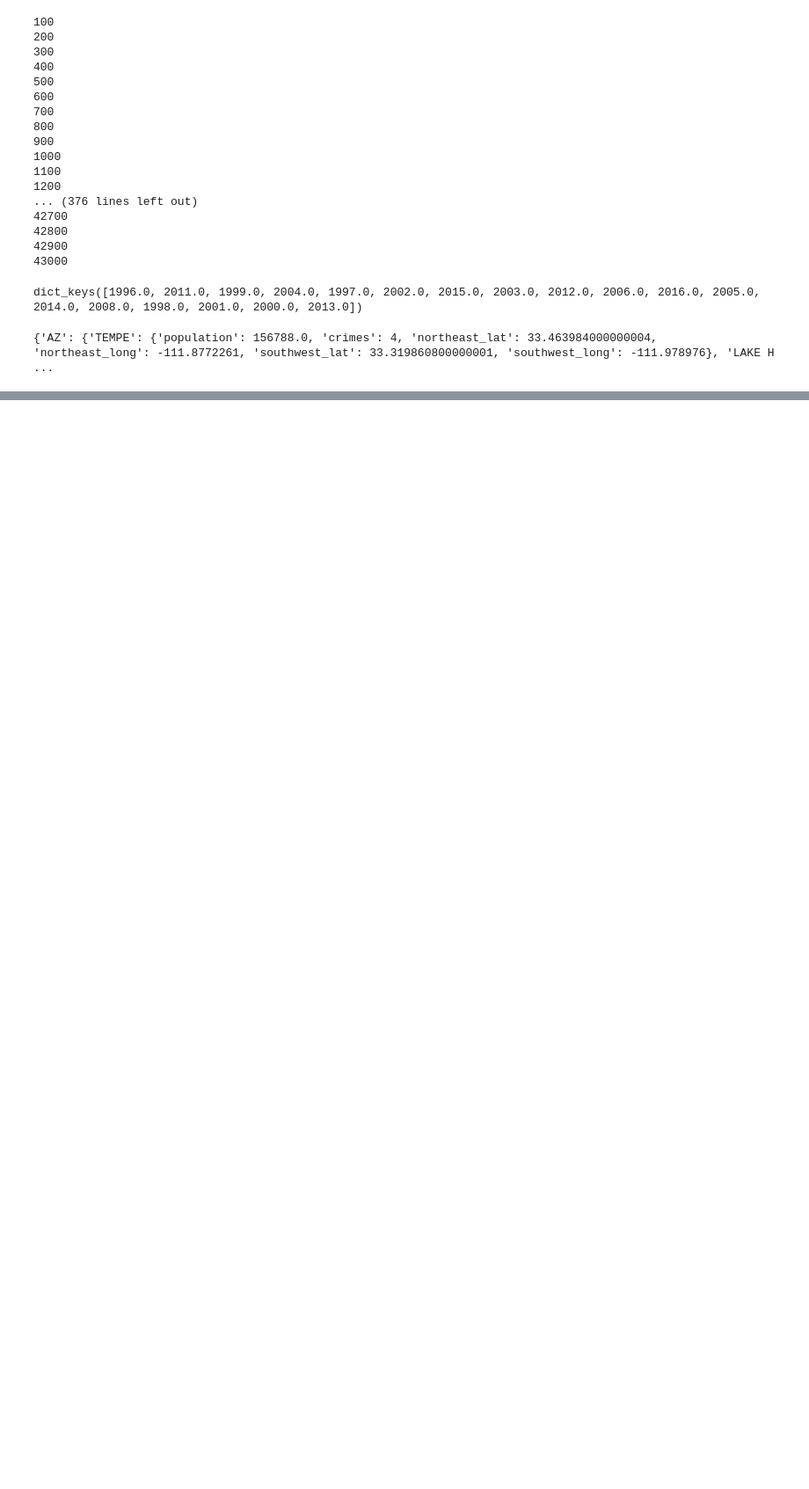
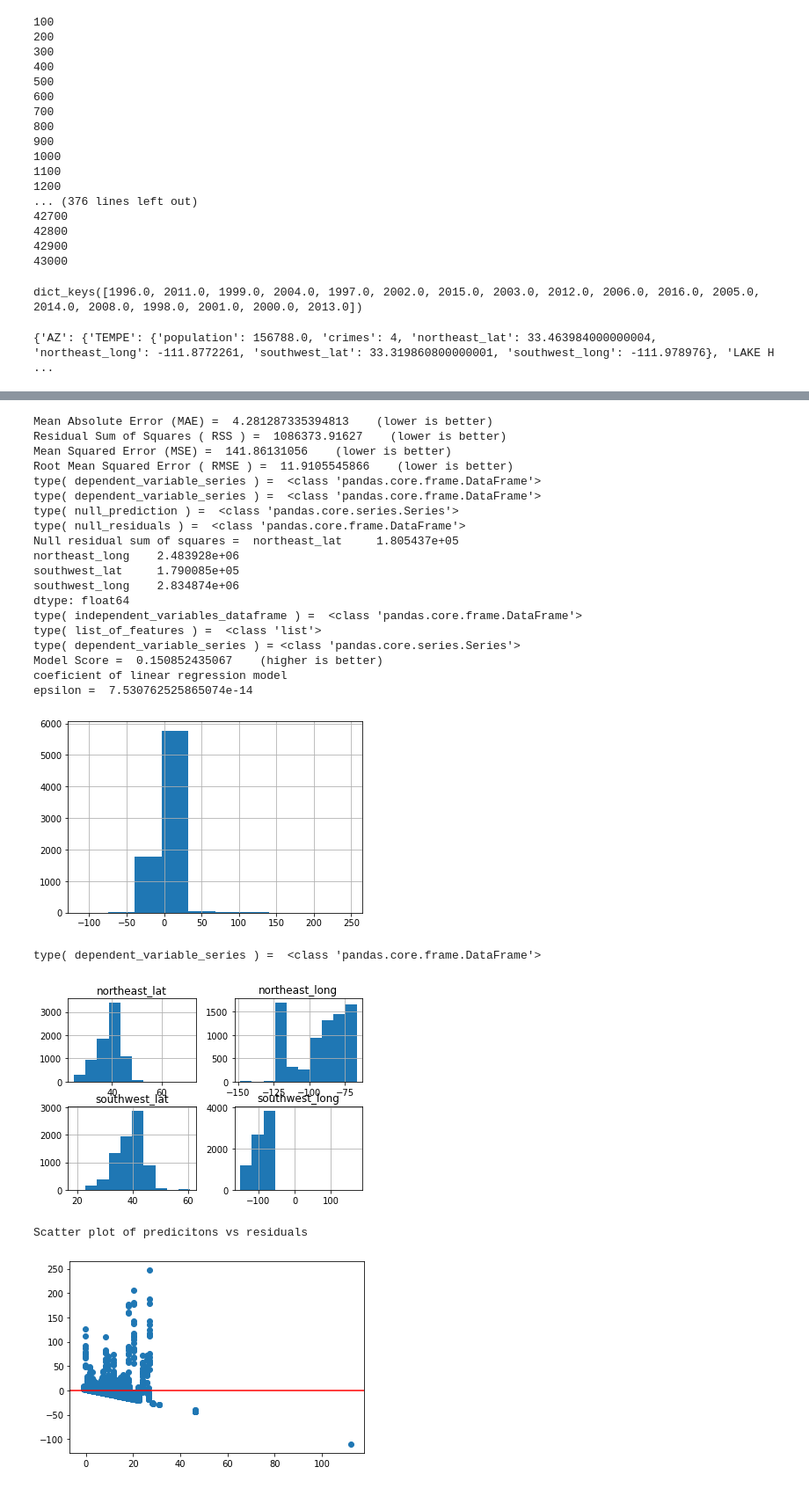
Before and after one commit to AujreliaLyon/Finding-The-Hate, a Jupyter notebook: Analysis.ipynb, the cells around one changed output, grey strips where cells are left out. Shown: that part at 88% size. Saved outputs shown, nothing was run; the diff lists cells and outputs as text; code cells hidden in the pictures; blank space fills up the shorter version.

```diff
--- a/Analysis.ipynb
+++ b/Analysis.ipynb
@@ -226,7 +228,7 @@ def plot_intercept_of_regression_model( linear_regression_model ) :
 
 
 def plot_histogram_of_epsilon( dependent_variable_series, predictions ) :
-    if type( dependent_variable_name ) !=  str :
+    if type( dependent_variable_series ) !=  pandas.core.series.Series :
         raise TypeError
 
     if type( predictions ) !=  numpy.ndarray :
@@ -827,0 +853,29 @@ LinearRegression(copy_X=True, fit_intercept=True, n_jobs=None,
+# %%
+perform_linear_regression( crimes_by_location_population_by_year_dataframe, [ 'northeast_lat', 'northeast_long', 'southwest_lat', 'southwest_long' ],
+                          'crimes', plots=["coeficient","intercept","epsilon","histogram",
+                                           "predictions","regression" ] )
+# %% [output]
+Mean Absolute Error (MAE) =  4.281287335394813    (lower is better)
+Residual Sum of Squares ( RSS ) =  1086373.91627    (lower is better)
+Mean Squared Error (MSE) =  141.86131056    (lower is better)
+Root Mean Squared Error ( RMSE ) =  11.9105545866    (lower is better)
+type( dependent_variable_series ) =  <class 'pandas.core.frame.DataFrame'>
+type( dependent_variable_series ) =  <class 'pandas.core.frame.DataFrame'>
+type( null_prediction ) =  <class 'pandas.core.series.Series'>
+type( null_residuals ) =  <class 'pandas.core.frame.DataFrame'>
+Null residual sum of squares =  northeast_lat     1.805437e+05
+northeast_long    2.483928e+06
+southwest_lat     1.790085e+05
+southwest_long    2.834874e+06
+dtype: float64
+type( independent_variables_dataframe ) =  <class 'pandas.core.frame.DataFrame'>
+type( list_of_features ) =  <class 'list'>
+type( dependent_variable_series ) = <class 'pandas.core.series.Series'>
+Model Score =  0.150852435067    (higher is better)
+coeficient of linear regression model
+epsilon =  7.530762525865074e-14
+[figure, added]
+type( dependent_variable_series ) =  <class 'pandas.core.frame.DataFrame'>
+[figure, added]
+Scatter plot of predicitons vs residuals
+[figure, added]
```
Also changed, not shown: parts of 7 cells of this notebook.
